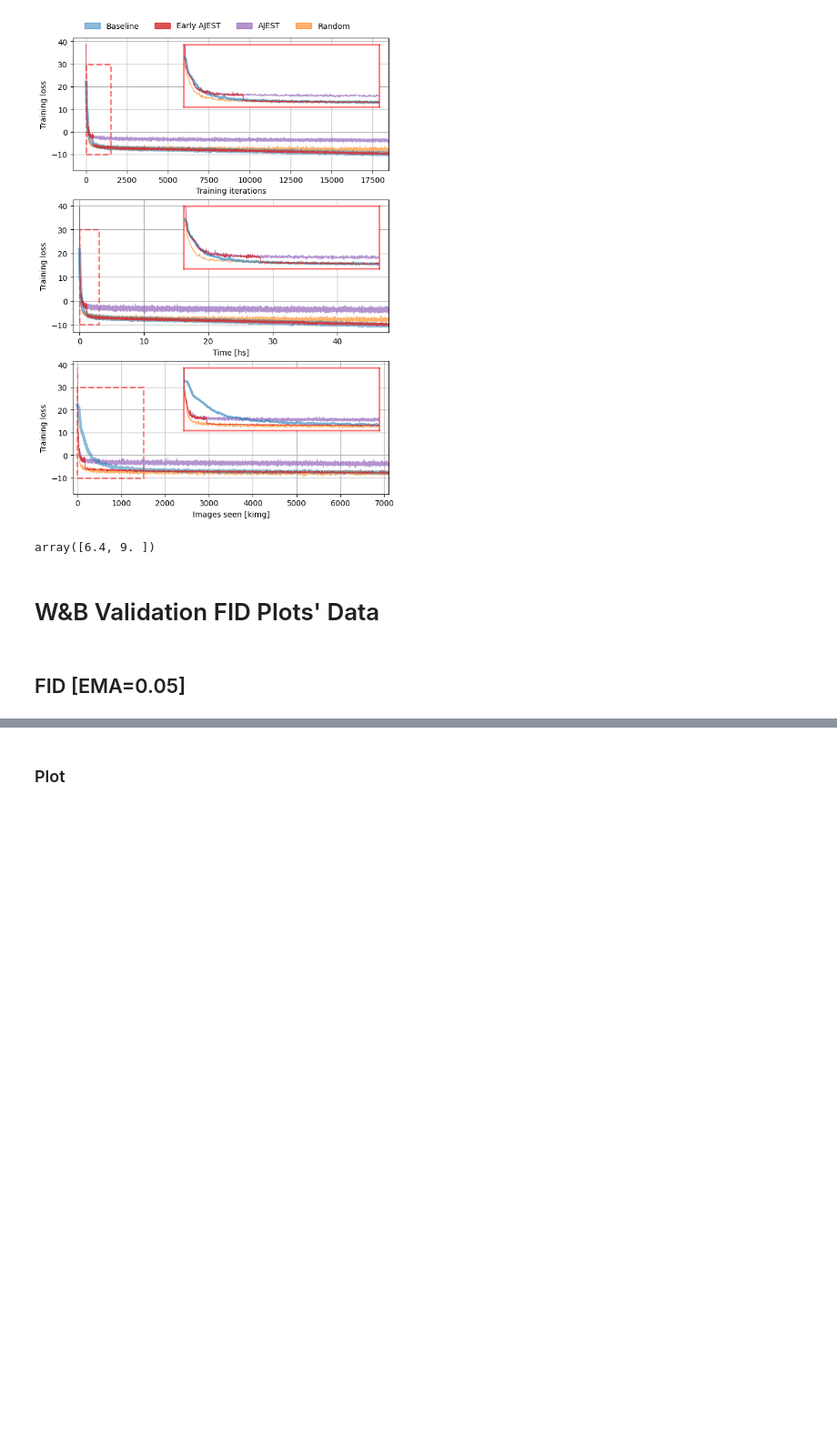
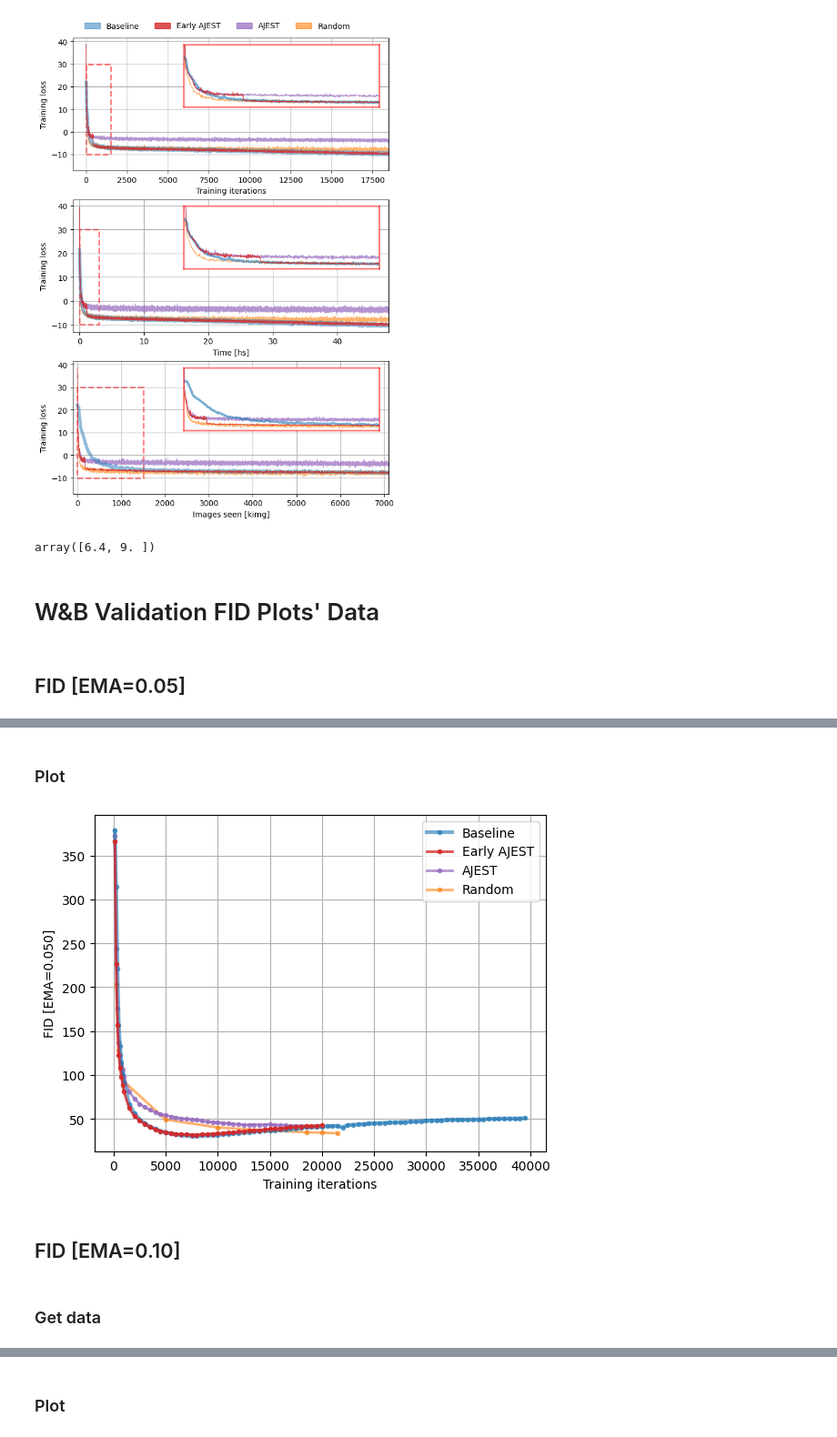
Before and after one commit to 0xInfty/Autoguided, a Jupyter notebook: Images/analysis/LossCurves.ipynb, the cells around one changed output, grey strips where cells are left out. Shown at 91% size. Saved outputs shown, nothing was run; the diff lists cells and outputs as text; code cells hidden in the pictures; blank space fills up the shorter version.

```diff
--- a/Images/analysis/LossCurves.ipynb
+++ b/Images/analysis/LossCurves.ipynb
@@ -421,0 +495,6 @@ KeyError: "['Random'] not in index"
+# %%
+fix_series = "Baseline"
+fix_epoch = 3500
+fix_value = 41.1484
+
+these_results[fix_series]["data"][these_results[fix_series]["epoch"]==fix_epoch] = fix_value
@@ -421,0 +510,6 @@ KeyError: "['Random'] not in index"
+# %%
+fix_series = "Baseline"
+fix_epoch = 22000
+fix_value = 40.434363
+
+these_results[fix_series]["data"][these_results[fix_series]["epoch"]==fix_epoch] = fix_value
@@ -421,0 +525,23 @@ KeyError: "['Random'] not in index"
+# %%
+fix_series = "AJEST"
+fix_epoch = 18500
+fix_value = 41.46697
+
+these_results[fix_series]["data"][these_results[fix_series]["epoch"]==fix_epoch] = fix_value
+# %% [markdown]
+### Plot
+# %%
+fig, ax = plt.subplots()
+for s in series:
+    plt.plot(these_results[s]["epoch"], these_results[s]["data"], ".-", label=s, **plt_kwargs_val[s])
+plt.legend()
+plt.xlabel("Training iterations")
+plt.ylabel(metrics_names[metric] + f" [EMA={ema:.3f}]")
+# plt.xlim([-800, 18500])
+plt.grid()
+# %% [output]
+[figure, added]
+# %% [markdown]
+## FID [EMA=0.10]
+# %% [markdown]
+### Get data
```
Also changed, not shown: parts of 214 cells of this notebook.
